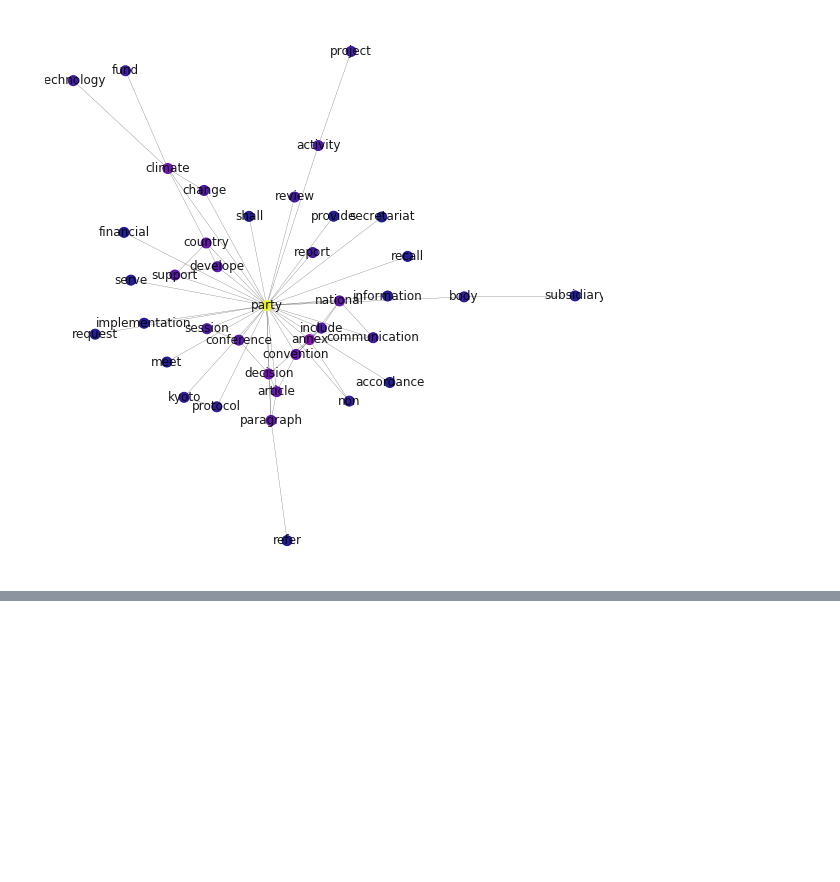
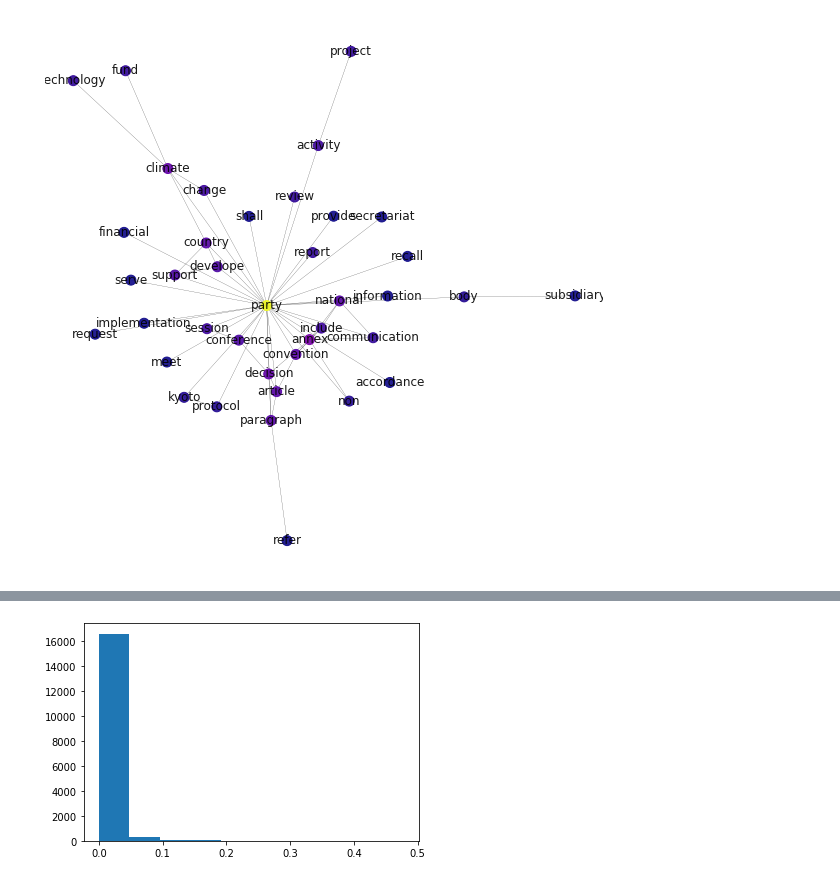
Before and after one commit to chiayunc/Homework-Notebooks, a Jupyter notebook: week-5/5-Semantic-Influence-Networks-solution.ipynb, the cells around one changed output, grey strips where cells are left out. Drawn from its saved outputs; the diff is of its cells as text; code cells hidden in the pictures; blank space fills up the shorter version.

```diff
--- a/week-5/5-Semantic-Influence-Networks-solution.ipynb
+++ b/week-5/5-Semantic-Influence-Networks-solution.ipynb
@@ -490,0 +504,6 @@ nx.draw(giant, ax = ax, pos = layout, labels = {n:n for n in giant.nodes()},
+# %%
+#Using histogram to plot degree centrality
+plt.hist(list(dcentralities2.values()))
+plt.show()
+# %% [output]
+[figure, added]
```
Also changed, not shown: parts of 36 cells of this notebook.
